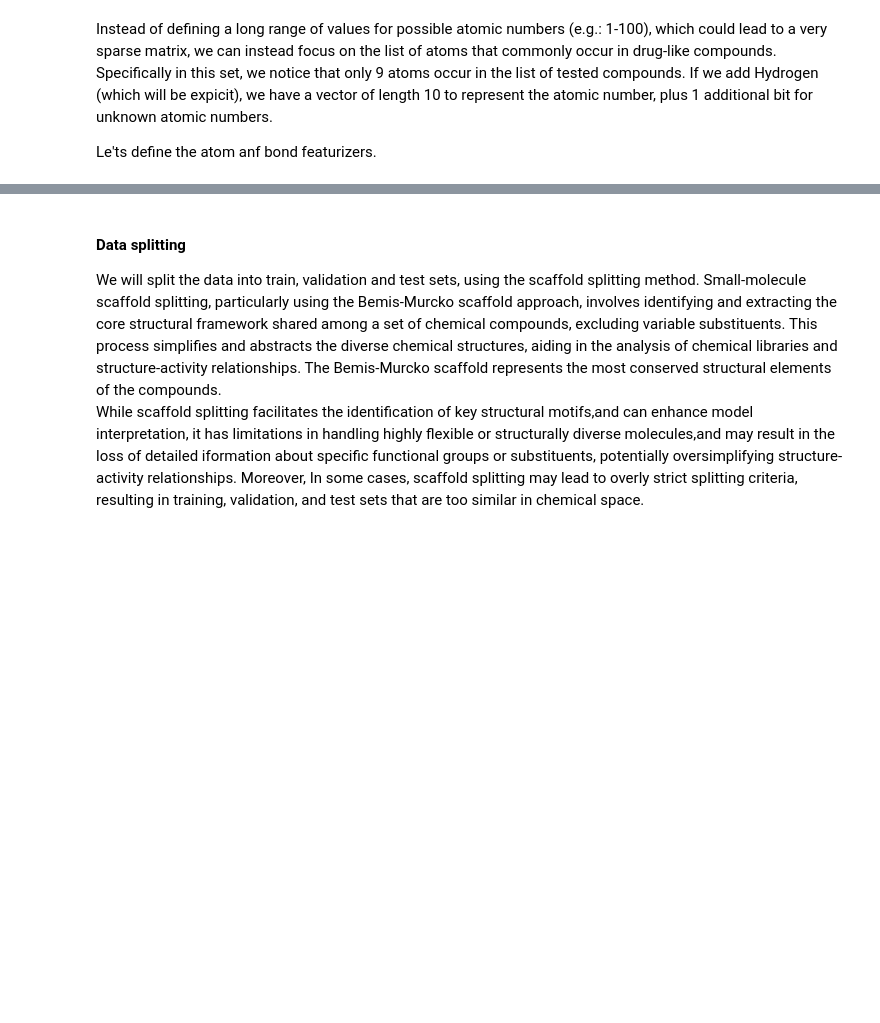
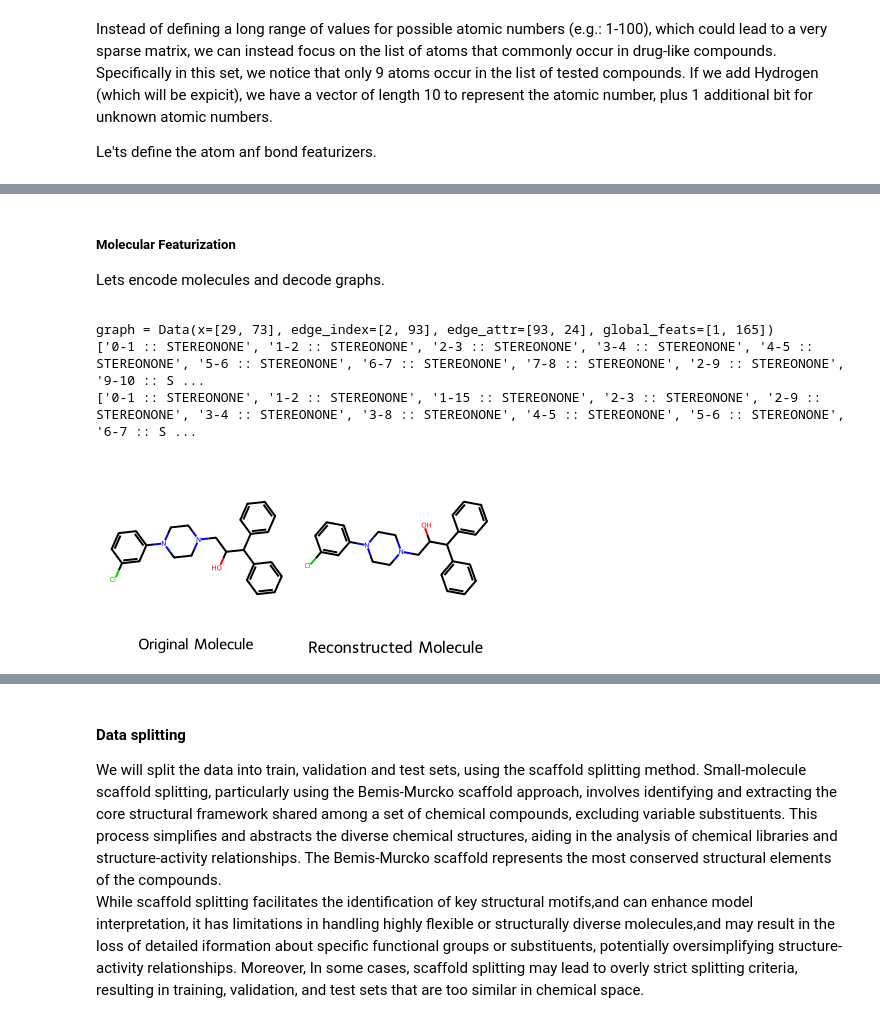
Before and after one commit to djoy4stem/qsar_w_gnns, a Jupyter notebook: notebooks/dd2/dd2_gcn_classification.ipynb, the cells around one changed output, grey strips where cells are left out. Cells and saved outputs as stored; diff of their text form; code cells hidden in the pictures; blank space fills up the shorter version.

```diff
--- a/notebooks/dd2/dd2_gcn_classification.ipynb
+++ b/notebooks/dd2/dd2_gcn_classification.ipynb
@@ -249,0 +413,38 @@ bond_featurizer =  {'bond_type': {'aromatic': 0, 'double': 1, 'single': 2, 'trip
+# %% [markdown]
+<h5 style="font-family: cursive">Molecular Featurization</h5>
+<p style="font-family: cursive; font-size=16px">Lets encode molecules and decode graphs.<p>
+# %%
+smiles_ = dd2_data_df.iloc[0]["largest_frag_smiles"]
+graph = gnn_utils.graph_from_molecule(
+    MolFromSmiles(smiles_),
+    atom_featurizer=atom_featurizer,
+    bond_featurizer=bond_featurizer,
+    mol_featurizer=mol_featurizer,
+)
+print(f"graph = {graph}")
+molecule = gnn_utils.graph_to_molecule(
+    graph, atom_featurizer=atom_featurizer, bond_featurizer=bond_featurizer
+)
+
+print(
+    [
+        f"{bond.GetBeginAtomIdx()}-{bond.GetEndAtomIdx()} :: {bond.GetStereo()}"
+        for bond in MolFromSmiles(smiles_).GetBonds()
+    ]
+)
+# print(graph.edge_index.t().tolist())
+print(
+    [
+        f"{bond.GetBeginAtomIdx()}-{bond.GetEndAtomIdx()} :: {bond.GetStereo()}"
+        for bond in molecule.GetBonds()
+    ]
+)
+Draw.MolsToGridImage(
+    [MolFromSmiles(smiles_), molecule],
+    legends=["Original Molecule", "Reconstructed Molecule"],
+)
+# %% [output]
+graph = Data(x=[29, 73], edge_index=[2, 93], edge_attr=[93, 24], global_feats=[1, 165])
+['0-1 :: STEREONONE', '1-2 :: STEREONONE', '2-3 :: STEREONONE', '3-4 :: STEREONONE', '4-5 :: STEREONONE', '5-6 :: STEREONONE', '6-7 :: STEREONONE', '7-8 :: STEREONONE', '2-9 :: STEREONONE', '9-10 :: S ...
+['0-1 :: STEREONONE', '1-2 :: STEREONONE', '1-15 :: STEREONONE', '2-3 :: STEREONONE', '2-9 :: STEREONONE', '3-4 :: STEREONONE', '3-8 :: STEREONONE', '4-5 :: STEREONONE', '5-6 :: STEREONONE', '6-7 :: S ...
+[figure, added]
```
Also changed, not shown: parts of 39 cells of this notebook, 16 other files.
